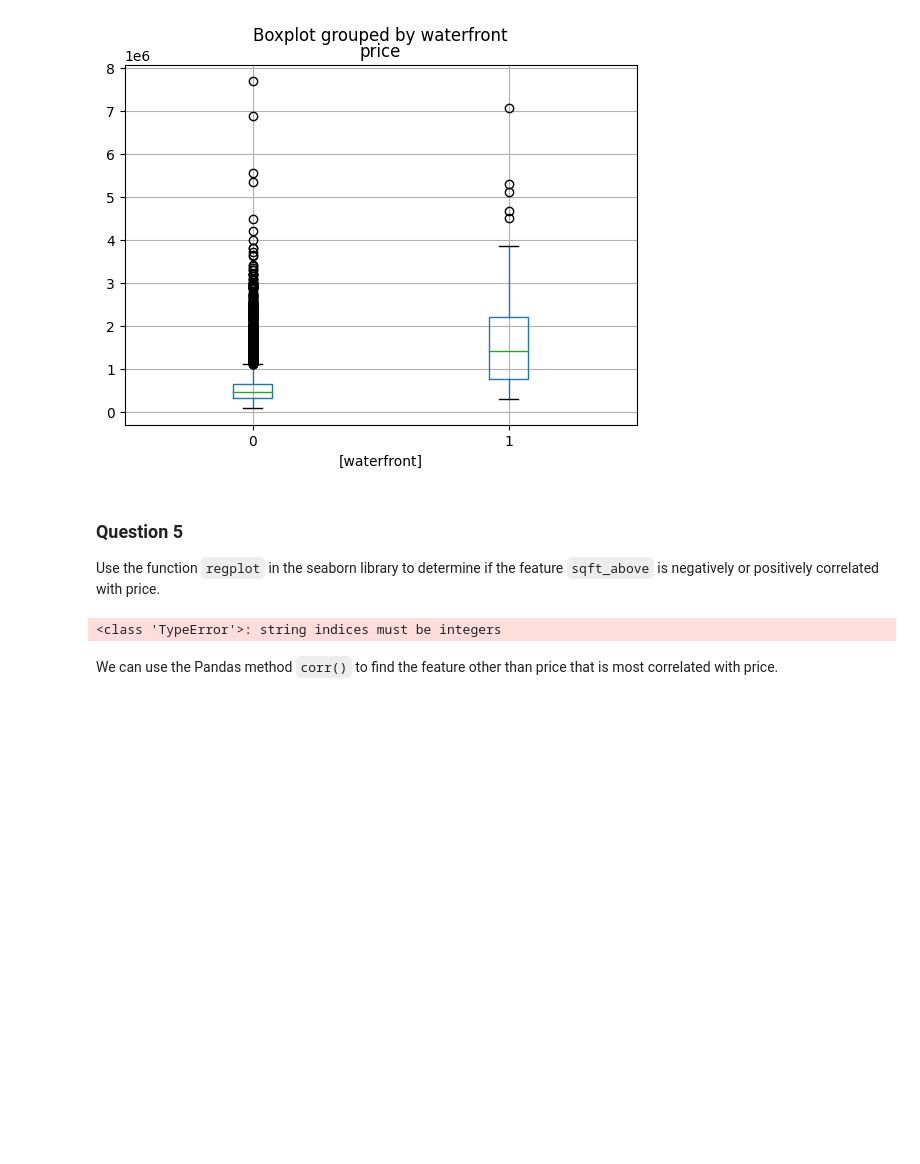
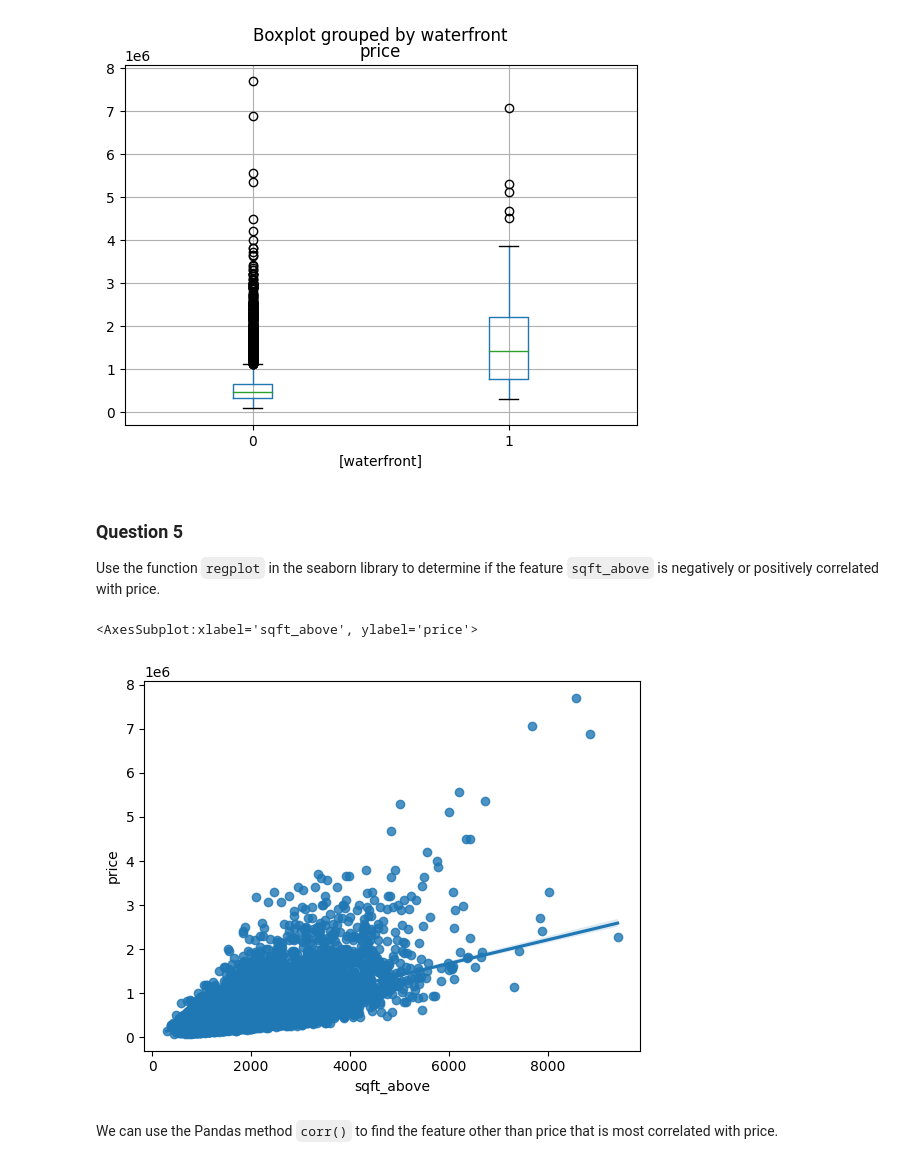
Before and after one commit to phetcharatorn/IBM, a Jupyter notebook: IBMDeveloperSkillsNetwork-DA0101EN-SkillsNetwork_labs_Module 6_House_Sales_in_King_Count_USA.jupyterlite.ipynb, the cells around one changed output. Saved outputs shown, nothing was run; the diff lists cells and outputs as text; code cells hidden in the pictures; blank space fills up the shorter version.

Commit message:
Data Analysis with Python Project

```diff
--- a/IBMDeveloperSkillsNetwork-DA0101EN-SkillsNetwork_labs_Module 6_House_Sales_in_King_Count_USA.jupyterlite.ipynb
+++ b/IBMDeveloperSkillsNetwork-DA0101EN-SkillsNetwork_labs_Module 6_House_Sales_in_King_Count_USA.jupyterlite.ipynb
@@ -206,9 +206,10 @@ df.boxplot(column=['price'], by=['waterfront'])
 
 Use the function <code>regplot</code>  in the seaborn library  to  determine if the feature <code>sqft_above</code> is negatively or positively correlated with price.
 # %%
-sns.regplot(data='df',x="sqft_above",y="price")
+sns.regplot(data=df,x="sqft_above",y="price")
 # %% [output]
-<class 'TypeError'>: string indices must be integers
+<AxesSubplot:xlabel='sqft_above', ylabel='price'>
+[figure, added]
 # %% [markdown]
 We can use the Pandas method <code>corr()</code>  to find the feature other than price that is most correlated with price.
 # %%
```
Also changed, not shown: parts of 1 cell of this notebook.
